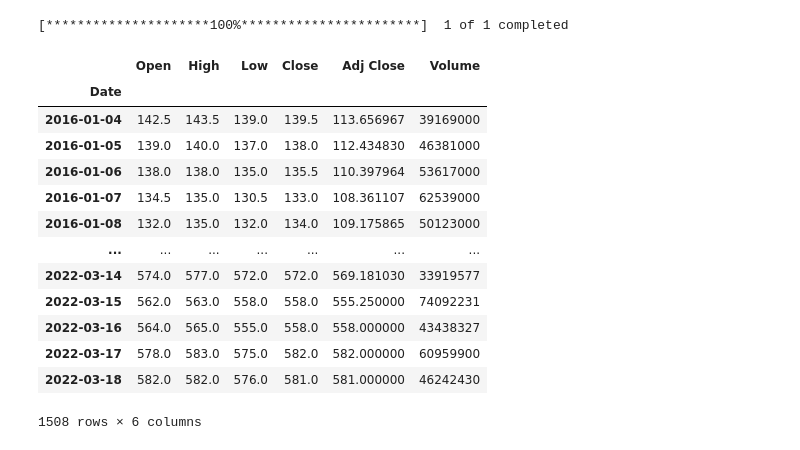
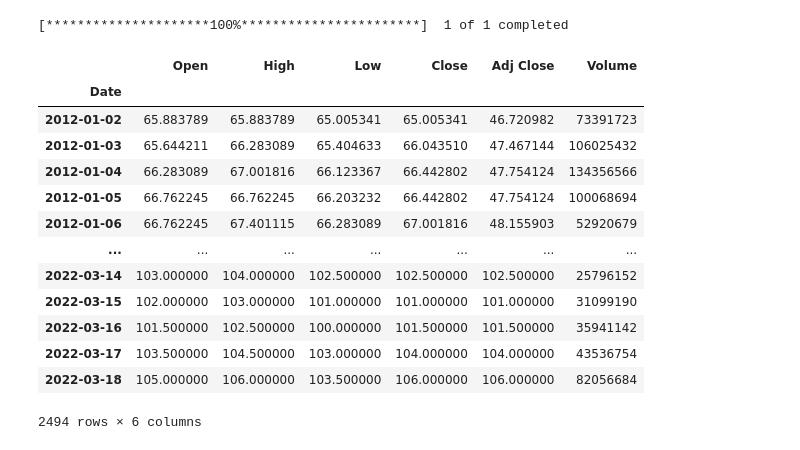
Before and after one commit to theFlash-code/Stock-Predictor, a Jupyter notebook: Stock_Predictor.ipynb, the cells around one changed output. Cells and saved outputs as stored; diff of their text form; code cells hidden in the pictures.

```diff
--- a/Stock_Predictor.ipynb
+++ b/Stock_Predictor.ipynb
@@ -16,21 +31,2 @@
  #note: 20 -> 0.9
  #:   25 -> 0.8
-# %%
-df = pdr.get_data_yahoo(stock, start="2016-01-01", end="2022-03-21")
-df
-# %% [output]
-[*********************100%***********************]  1 of 1 completed
-|  | Open | High | Low | Close | Adj Close | Volume |
-| Date |  |  |  |  |  |  |
-| 2016-01-04 | 142.5 | 143.5 | 139.0 | 139.5 | 113.656967 | 39169000 |
-| 2016-01-05 | 139.0 | 140.0 | 137.0 | 138.0 | 112.434830 | 46381000 |
-| 2016-01-06 | 138.0 | 138.0 | 135.0 | 135.5 | 110.397964 | 53617000 |
-| 2016-01-07 | 134.5 | 135.0 | 130.5 | 133.0 | 108.361107 | 62539000 |
-| 2016-01-08 | 132.0 | 135.0 | 132.0 | 134.0 | 109.175865 | 50123000 |
-| ... | ... | ... | ... | ... | ... | ... |
-| 2022-03-14 | 574.0 | 577.0 | 572.0 | 572.0 | 569.181030 | 33919577 |
-| 2022-03-15 | 562.0 | 563.0 | 558.0 | 558.0 | 555.250000 | 74092231 |
-| 2022-03-16 | 564.0 | 565.0 | 555.0 | 558.0 | 558.000000 | 43438327 |
-| 2022-03-17 | 578.0 | 583.0 | 575.0 | 582.0 | 582.000000 | 60959900 |
-| 2022-03-18 | 582.0 | 582.0 | 576.0 | 581.0 | 581.000000 | 46242430 |
-1508 rows × 6 columns
@@ -37,3 +37,23 @@ df
+# %%
+# cuz this stock elavated since 2020 the previous data won't be a good training set
+df = pdr.get_data_yahoo(stock, startDate, endDate)
+df
+# %% [output]
+[*********************100%***********************]  1 of 1 completed
+|  | Open | High | Low | Close | Adj Close | Volume |
+| Date |  |  |  |  |  |  |
+| 2012-01-02 | 65.883789 | 65.883789 | 65.005341 | 65.005341 | 46.720982 | 73391723 |
+| 2012-01-03 | 65.644211 | 66.283089 | 65.404633 | 66.043510 | 47.467144 | 106025432 |
+| 2012-01-04 | 66.283089 | 67.001816 | 66.123367 | 66.442802 | 47.754124 | 134356566 |
+| 2012-01-05 | 66.762245 | 66.762245 | 66.203232 | 66.442802 | 47.754124 | 100068694 |
+| 2012-01-06 | 66.762245 | 67.401115 | 66.283089 | 67.001816 | 48.155903 | 52920679 |
+| ... | ... | ... | ... | ... | ... | ... |
+| 2022-03-14 | 103.000000 | 104.000000 | 102.500000 | 102.500000 | 102.500000 | 25796152 |
+| 2022-03-15 | 102.000000 | 103.000000 | 101.000000 | 101.000000 | 101.000000 | 31099190 |
+| 2022-03-16 | 101.500000 | 102.500000 | 100.000000 | 101.500000 | 101.500000 | 35941142 |
+| 2022-03-17 | 103.500000 | 104.500000 | 103.000000 | 104.000000 | 104.000000 | 43536754 |
+| 2022-03-18 | 105.000000 | 106.000000 | 103.500000 | 106.000000 | 106.000000 | 82056684 |
+2494 rows × 6 columns
 # %%
 df.shape
 # %% [output]
```
Also changed, not shown: parts of 18 cells of this notebook.
